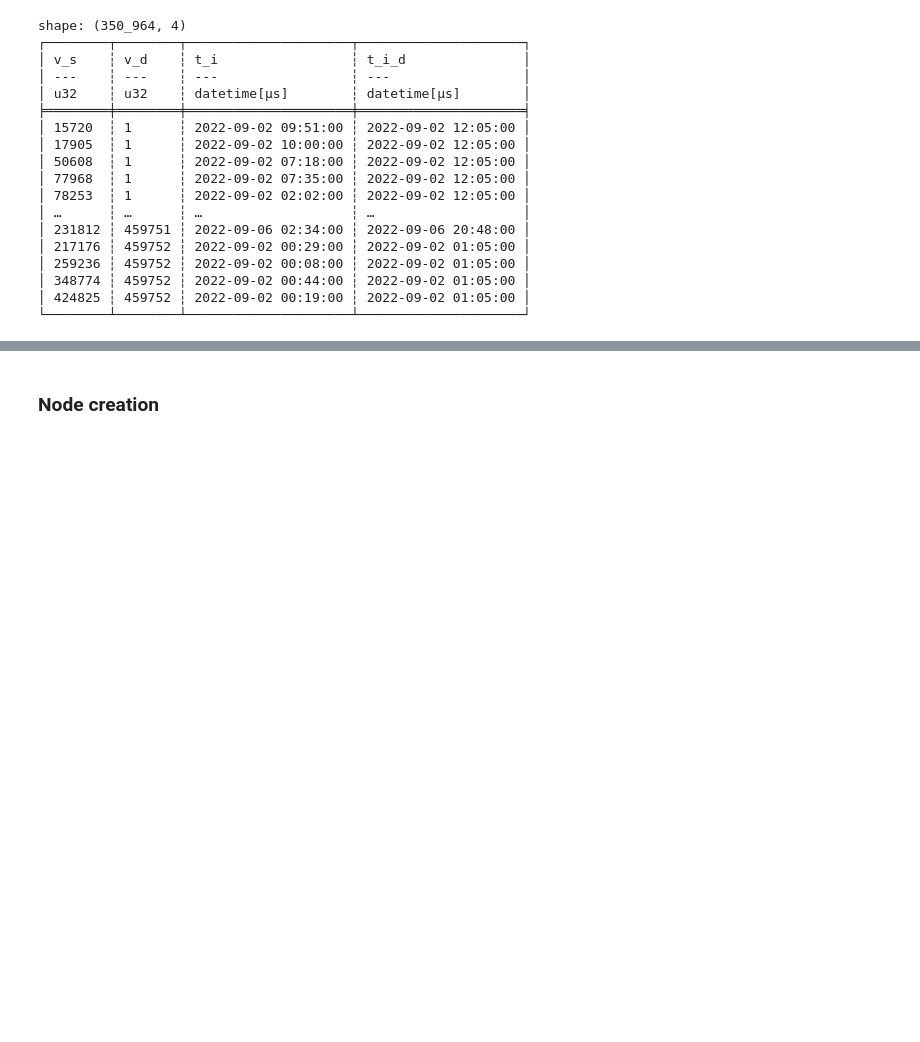
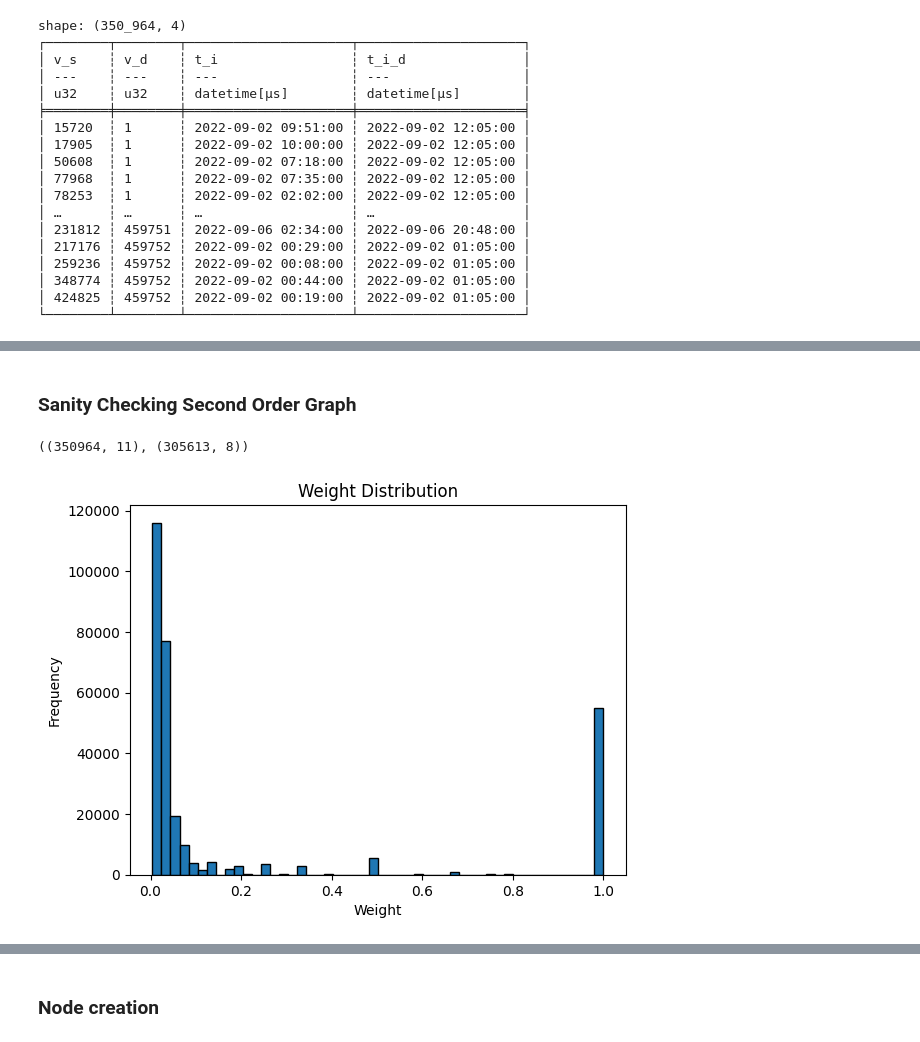
Before and after one commit to FrosBitz/KBTG-hackathon, a Jupyter notebook: EDA_memory_optim.ipynb, the cells around one changed output, grey strips where cells are left out. Drawn from its saved outputs; the diff is of its cells as text; code cells hidden in the pictures; blank space fills up the shorter version.

Commit message:
feat: correct second order graph & weight calc

```diff
--- a/EDA_memory_optim.ipynb
+++ b/EDA_memory_optim.ipynb
@@ -244,0 +236,5 @@ shape: (350_964, 4)
+# %%
+s_edges = edges.with_columns([
+    pl.concat_str([pl.col("f_i"), pl.col("b_i")], separator="->").alias("v_s"),
+    pl.concat_str([pl.col("b_i"), pl.col("b_i_d")], separator="->").alias("v_d")
+]).select(["v_s", "v_d"])
@@ -244,0 +254,13 @@ shape: (350_964, 4)
+# %%
+# Count times where one node goes to another
+s_edges_with_count = s_edges.group_by(["v_s", "v_d"]).agg([
+    pl.len().alias("spec_count")
+])
+
+denom_P = s_edges.group_by("v_s").agg([
+    pl.len().alias("s_to_any")
+])
+
+denom_P_prime = s_edges.group_by("v_d").agg([
+    pl.len().alias("any_to_d")
+])
@@ -244,0 +304,15 @@ shape: (350_964, 4)
+# %%
+s_edges_with_weight = s_edges_with_count.join(
+    denom_P,
+    on="v_s",
+    how="left"
+).join(
+    denom_P_prime,
+    on="v_d",
+    how="left"
+).with_columns([
+    (pl.col("spec_count") / pl.col("s_to_any")).alias("P"),
+    (pl.col("spec_count") / pl.col("any_to_d")).alias("P_prime")
+]).with_columns([
+    (pl.max_horizontal([pl.col("P"), pl.col("P_prime")])).alias("weight")
+])
@@ -244,0 +339,17 @@ shape: (350_964, 4)
+# %% [markdown]
+### Sanity Checking Second Order Graph
+# %%
+edges.collect().shape, s_edges_with_weight.collect().shape
+# %% [output]
+((350964, 11), (305613, 8))
+# %%
+import matplotlib.pyplot as plt
+
+weights = s_edges_with_weight.select("weight").collect().to_numpy().flatten()
+plt.hist(weights, bins=50, edgecolor='black')
+plt.xlabel('Weight')
+plt.ylabel('Frequency')
+plt.title('Weight Distribution')
+plt.show()
+# %% [output]
+[figure, added]
```
Also changed, not shown: parts of 28 cells of this notebook.
